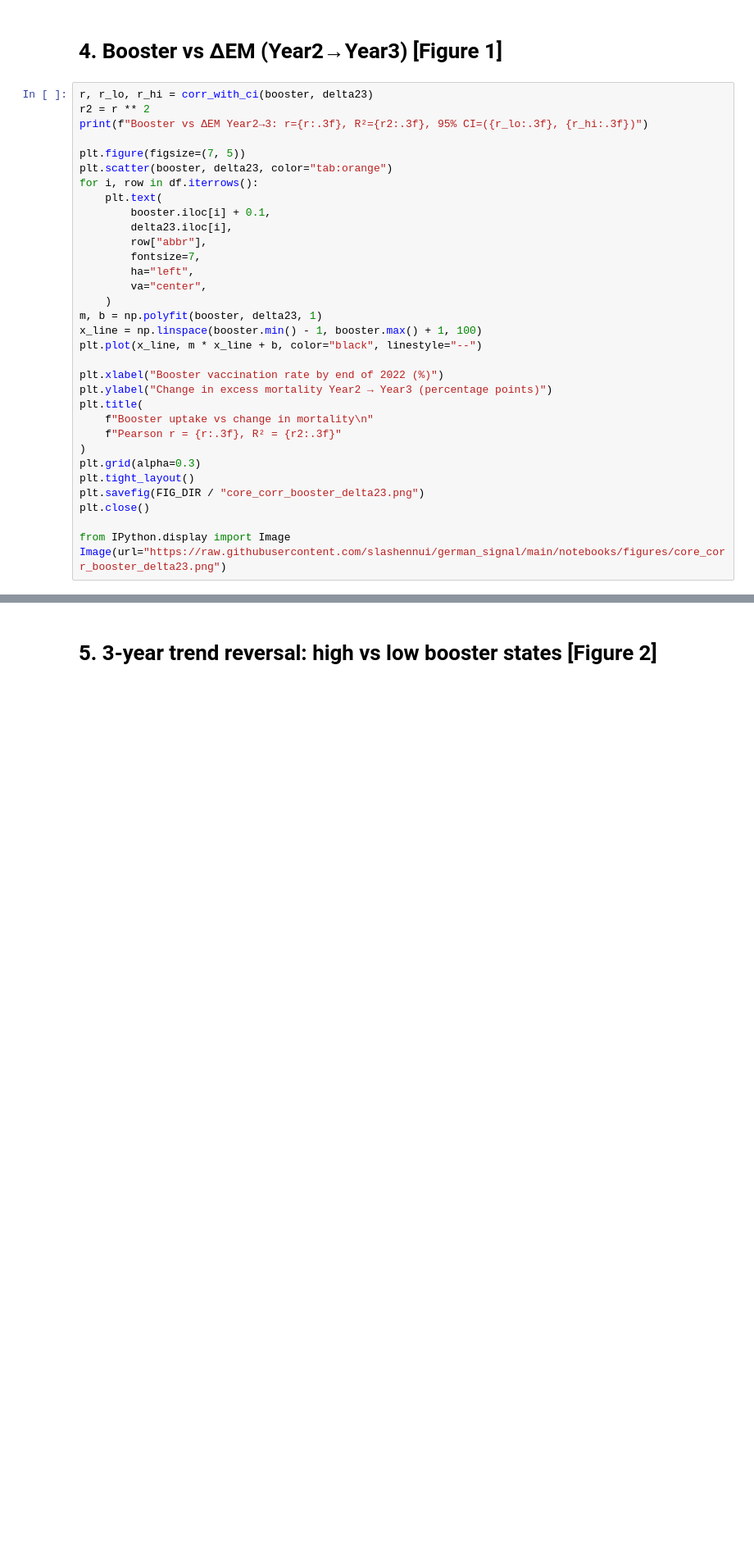
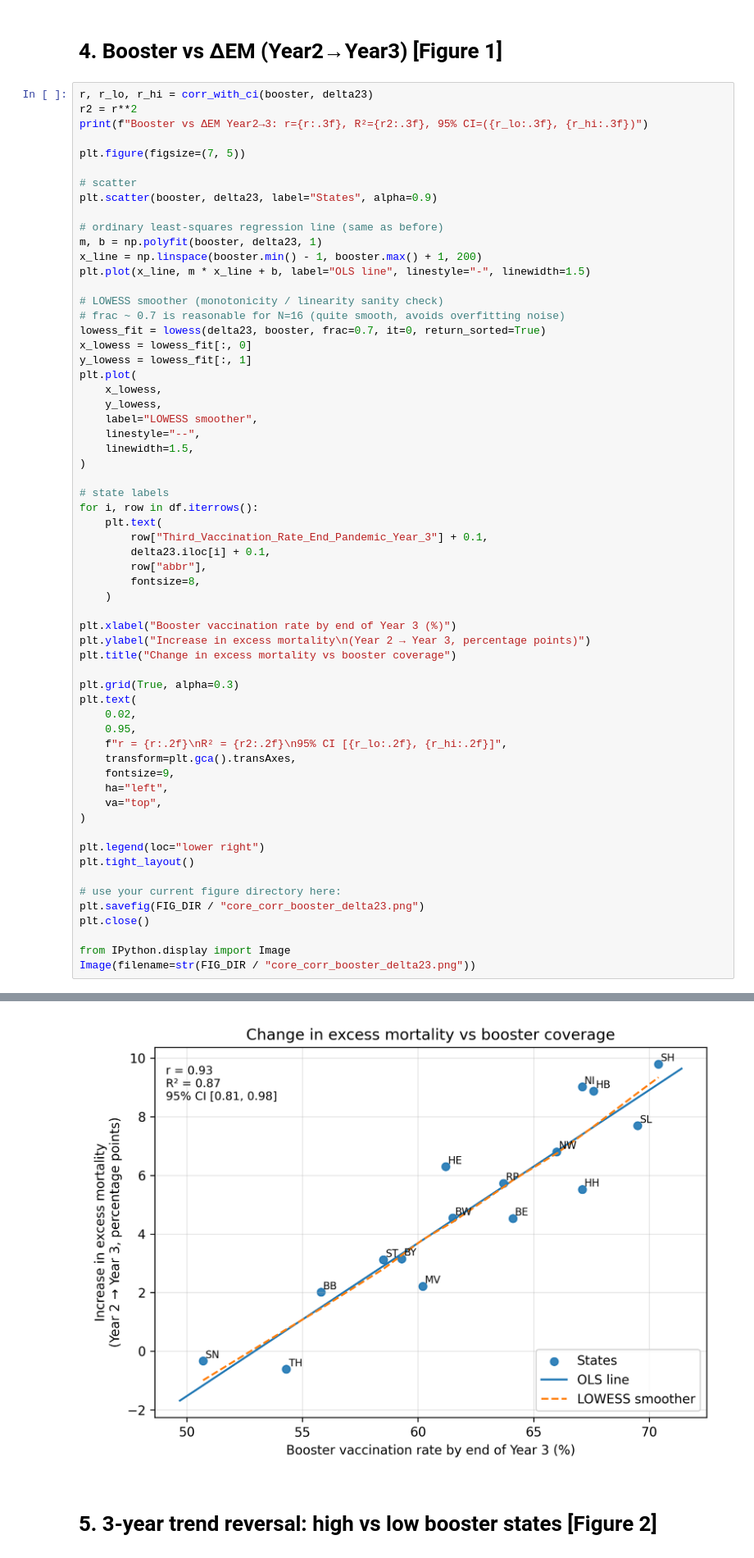
Before and after one commit to slashennui/german_signal, a Jupyter notebook: notebooks/signal.ipynb, the cells around one changed output, grey strips where cells are left out. Shown at 82% size. Drawn from its saved outputs; the diff is of its cells as text; blank space fills up the shorter version.

Commit message:
updated figures

```diff
--- a/notebooks/signal.ipynb
+++ b/notebooks/signal.ipynb
@@ -199,36 +200,64 @@ def corr_with_ci(x, y, alpha: float = 0.05):
 # 4. Booster vs ΔEM (Year2→Year3)  [Figure 1]
 # %%
 r, r_lo, r_hi = corr_with_ci(booster, delta23)
-r2 = r ** 2
+r2 = r**2
 print(f"Booster vs ΔEM Year2→3: r={r:.3f}, R²={r2:.3f}, 95% CI=({r_lo:.3f}, {r_hi:.3f})")
 
 plt.figure(figsize=(7, 5))
-plt.scatter(booster, delta23, color="tab:orange")
+
+# scatter
+plt.scatter(booster, delta23, label="States", alpha=0.9)
+
+# ordinary least-squares regression line (same as before)
+m, b = np.polyfit(booster, delta23, 1)
+x_line = np.linspace(booster.min() - 1, booster.max() + 1, 200)
+plt.plot(x_line, m * x_line + b, label="OLS line", linestyle="-", linewidth=1.5)
+
+# LOWESS smoother (monotonicity / linearity sanity check)
+# frac ~ 0.7 is reasonable for N=16 (quite smooth, avoids overfitting noise)
+lowess_fit = lowess(delta23, booster, frac=0.7, it=0, return_sorted=True)
+x_lowess = lowess_fit[:, 0]
+y_lowess = lowess_fit[:, 1]
+plt.plot(
+    x_lowess,
+    y_lowess,
+    label="LOWESS smoother",
+    linestyle="--",
+    linewidth=1.5,
+)
+
+# state labels
 for i, row in df.iterrows():
     plt.text(
-        booster.iloc[i] + 0.1,
-        delta23.iloc[i],
+        row["Third_Vaccination_Rate_End_Pandemic_Year_3"] + 0.1,
+        delta23.iloc[i] + 0.1,
         row["abbr"],
-        fontsize=7,
-        ha="left",
-        va="center",
+        fontsize=8,
     )
-m, b = np.polyfit(booster, delta23, 1)
-x_line = np.linspace(booster.min() - 1, booster.max() + 1, 100)
-plt.plot(x_line, m * x_line + b, color="black", linestyle="--")
 
-plt.xlabel("Booster vaccination rate by end of 2022 (%)")
-plt.ylabel("Change in excess mortality Year2 → Year3 (percentage points)")
-plt.title(
-    f"Booster uptake vs change in mortality\n"
-    f"Pearson r = {r:.3f}, R² = {r2:.3f}"
+plt.xlabel("Booster vaccination rate by end of Year 3 (%)")
+plt.ylabel("Increase in excess mortality\n(Year 2 → Year 3, percentage points)")
+plt.title("Change in excess mortality vs booster coverage")
+
+plt.grid(True, alpha=0.3)
+plt.text(
+    0.02,
+    0.95,
+    f"r = {r:.2f}\nR² = {r2:.2f}\n95% CI [{r_lo:.2f}, {r_hi:.2f}]",
+    transform=plt.gca().transAxes,
+    fontsize=9,
+    ha="left",
+    va="top",
 )
-plt.grid(alpha=0.3)
+
+plt.legend(loc="lower right")
 plt.tight_layout()
+
+# use your current figure directory here:
 plt.savefig(FIG_DIR / "core_corr_booster_delta23.png")
 plt.close()
 
 from IPython.display import Image
-Image(url="https://raw.githubusercontent.com/slashennui/german_signal/main/notebooks/figures/core_corr_booster_delta23.png")
+Image(filename=str(FIG_DIR / "core_corr_booster_delta23.png"))
 # %% [output]
 Booster vs ΔEM Year2→3: r=0.932, R²=0.868, 95% CI=(0.810, 0.976)
@@ -236,3 +264,4 @@ Booster vs ΔEM Year2→3: r=0.932, R²=0.868, 95% CI=(0.810, 0.976)
+[figure, added]
 # %% [markdown]
 # 5. 3‑year trend reversal: high vs low booster states  [Figure 2]
 # %%
```
Also changed, not shown: parts of 12 cells of this notebook, 2 other files.
